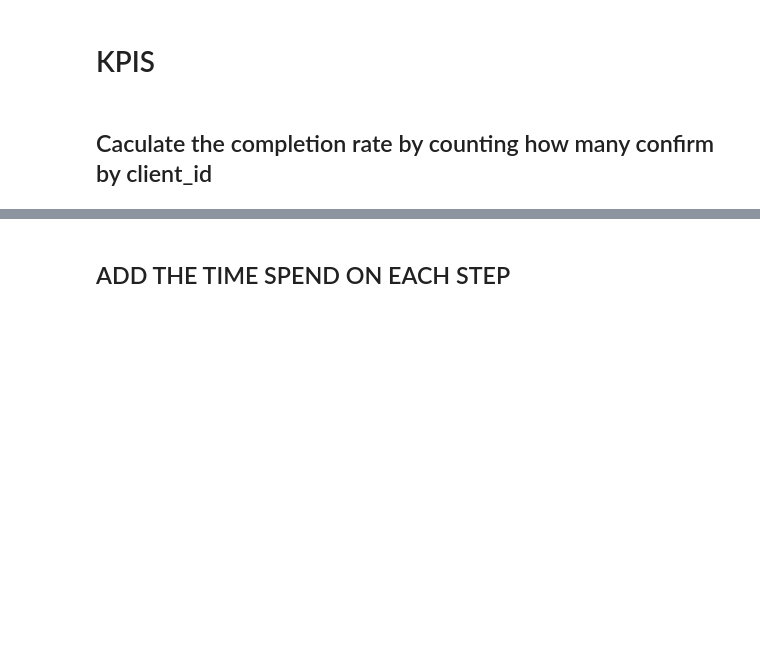
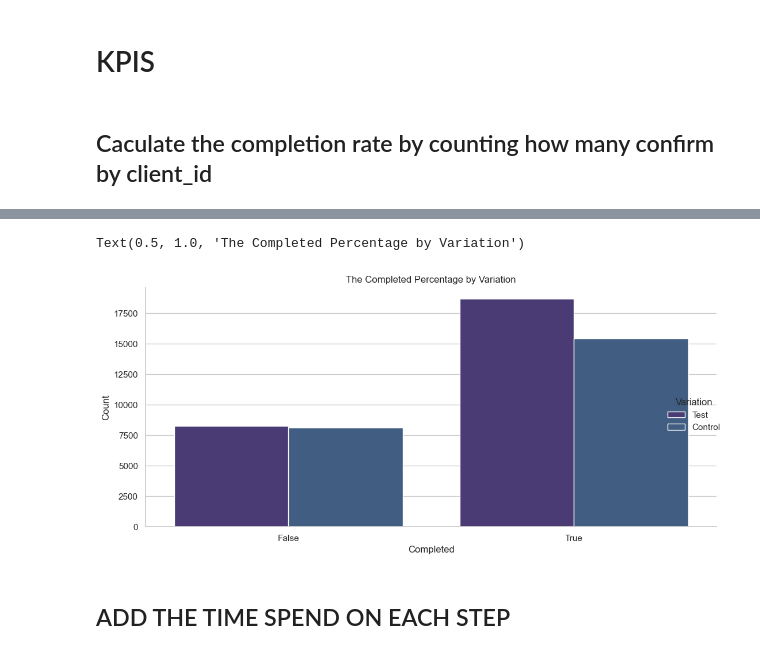
Before and after one commit to MustafaAldabbas/Project-Two-Big, a Jupyter notebook: Notebooks/Dan.ipynb, the cells around one changed output, grey strips where cells are left out. Drawn from its saved outputs; the diff is of its cells as text; code cells hidden in the pictures; blank space fills up the shorter version.

```diff
--- a/Notebooks/Dan.ipynb
+++ b/Notebooks/Dan.ipynb
@@ -354,2 +375,18 @@ df_web_data
+# %%
+# using grouped bar chart to completed precentage by variation
+sns.set_theme(style="whitegrid", palette='viridis')
+sns.catplot(x='completed', kind='count', hue='Variation', data=df_num_steps, height=5, aspect=2)
+
+# add labels
+plt.xlabel('Completed')
+plt.ylabel('Count')
+# make visual tight
+plt.tight_layout()
+
+# add title
+plt.title('The Completed Percentage by Variation')
+# %% [output]
+Text(0.5, 1.0, 'The Completed Percentage by Variation')
+[figure, added]
 # %% [markdown]
 ## ADD THE TIME SPEND ON EACH STEP
```
Also changed, not shown: parts of 62 cells of this notebook.
